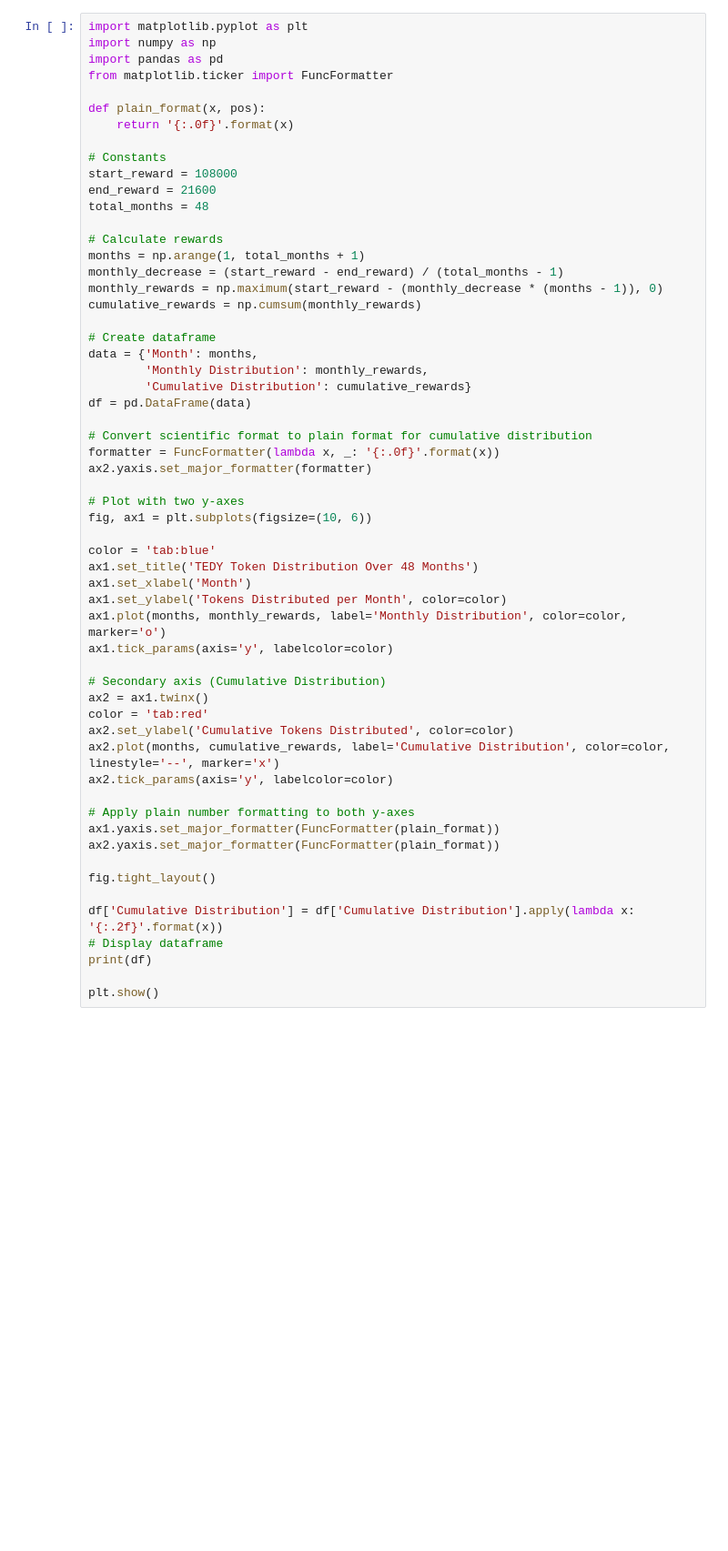
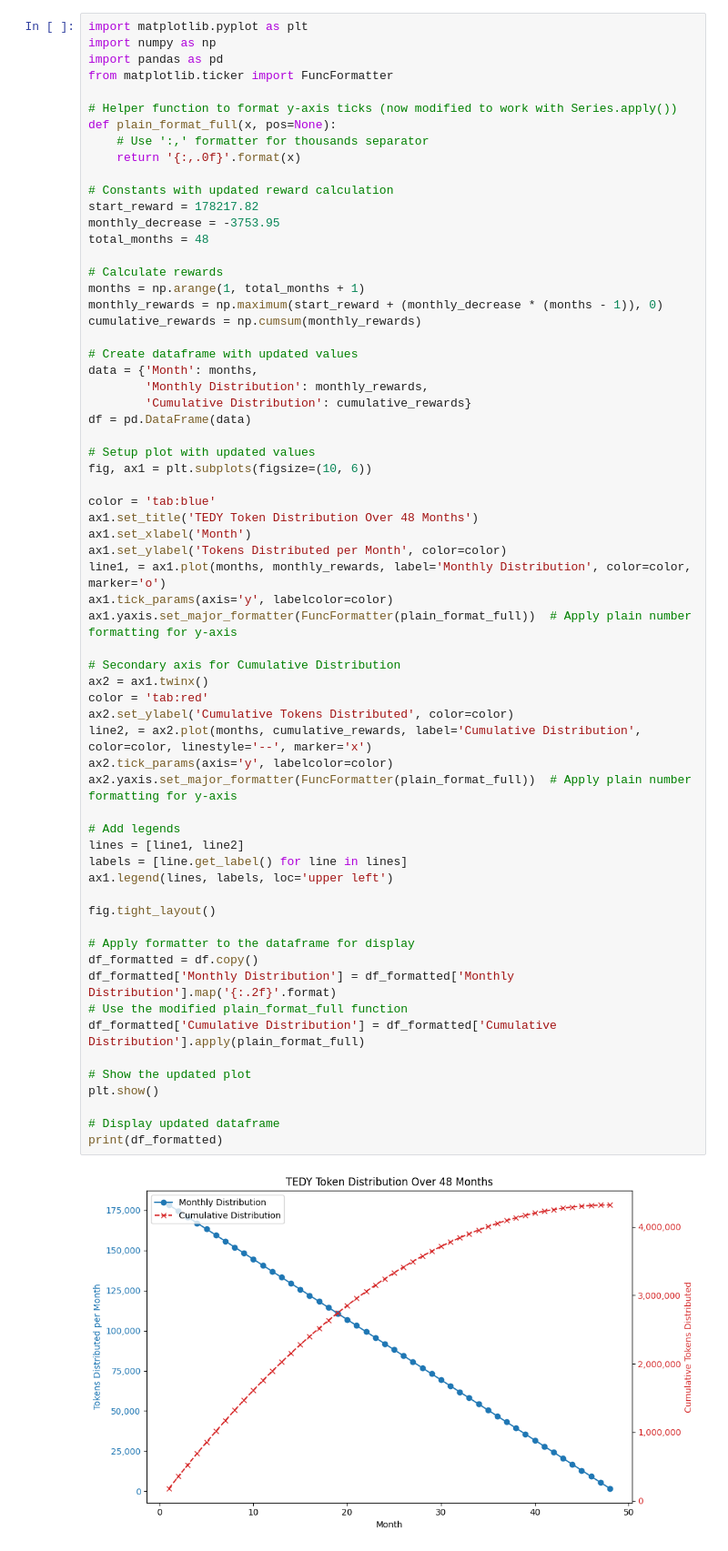
Before and after one commit to teddy-swap/doc.teddyswap.org, a Jupyter notebook: notebooks/yield-farming.ipynb, the cells around one changed output. Shown: that part at 91% size. Cells and saved outputs as stored; diff of their text form; blank space fills up the shorter version.

```diff
--- a/notebooks/yield-farming.ipynb
+++ b/notebooks/yield-farming.ipynb
@@ -4,56 +4,63 @@ import numpy as np
 import pandas as pd
 from matplotlib.ticker import FuncFormatter
 
-def plain_format(x, pos):
-    return '{:.0f}'.format(x)
+# Helper function to format y-axis ticks (now modified to work with Series.apply())
+def plain_format_full(x, pos=None):
+    # Use ':,' formatter for thousands separator
+    return '{:,.0f}'.format(x)
 
-# Constants
-start_reward = 108000
-end_reward = 21600
+# Constants with updated reward calculation
+start_reward = 178217.82
+monthly_decrease = -3753.95
 total_months = 48
 
 # Calculate rewards
 months = np.arange(1, total_months + 1)
-monthly_decrease = (start_reward - end_reward) / (total_months - 1)
-monthly_rewards = np.maximum(start_reward - (monthly_decrease * (months - 1)), 0)
+monthly_rewards = np.maximum(start_reward + (monthly_decrease * (months - 1)), 0)
 cumulative_rewards = np.cumsum(monthly_rewards)
 
-# Create dataframe
+# Create dataframe with updated values
 data = {'Month': months,
         'Monthly Distribution': monthly_rewards,
         'Cumulative Distribution': cumulative_rewards}
 df = pd.DataFrame(data)
 
-# Convert scientific format to plain format for cumulative distribution
-formatter = FuncFormatter(lambda x, _: '{:.0f}'.format(x))
-ax2.yaxis.set_major_formatter(formatter)
-
-# Plot with two y-axes
+# Setup plot with updated values
 fig, ax1 = plt.subplots(figsize=(10, 6))
 
 color = 'tab:blue'
 ax1.set_title('TEDY Token Distribution Over 48 Months')
 ax1.set_xlabel('Month')
 ax1.set_ylabel('Tokens Distributed per Month', color=color)
-ax1.plot(months, monthly_rewards, label='Monthly Distribution', color=color, marker='o')
+line1, = ax1.plot(months, monthly_rewards, label='Monthly Distribution', color=color, marker='o')
 ax1.tick_params(axis='y', labelcolor=color)
+ax1.yaxis.set_major_formatter(FuncFormatter(plain_format_full))  # Apply plain number formatting for y-axis
 
-# Secondary axis (Cumulative Distribution)
+# Secondary axis for Cumulative Distribution
 ax2 = ax1.twinx()
 color = 'tab:red'
 ax2.set_ylabel('Cumulative Tokens Distributed', color=color)
-ax2.plot(months, cumulative_rewards, label='Cumulative Distribution', color=color, linestyle='--', marker='x')
+line2, = ax2.plot(months, cumulative_rewards, label='Cumulative Distribution', color=color, linestyle='--', marker='x')
 ax2.tick_params(axis='y', labelcolor=color)
+ax2.yaxis.set_major_formatter(FuncFormatter(plain_format_full))  # Apply plain number formatting for y-axis
 
-# Apply plain number formatting to both y-axes
-ax1.yaxis.set_major_formatter(FuncFormatter(plain_format))
-ax2.yaxis.set_major_formatter(FuncFormatter(plain_format))
+# Add legends
+lines = [line1, line2]
+labels = [line.get_label() for line in lines]
+ax1.legend(lines, labels, loc='upper left')
 
 fig.tight_layout()
 
-df['Cumulative Distribution'] = df['Cumulative Distribution'].apply(lambda x: '{:.2f}'.format(x))
-# Display dataframe
-print(df)
+# Apply formatter to the dataframe for display
+df_formatted = df.copy()
+df_formatted['Monthly Distribution'] = df_formatted['Monthly Distribution'].map('{:.2f}'.format)
+# Use the modified plain_format_full function
+df_formatted['Cumulative Distribution'] = df_formatted['Cumulative Distribution'].apply(plain_format_full)
 
+# Show the updated plot
 plt.show()
+
+# Display updated dataframe
+print(df_formatted)
 # %% [output]
+[figure, new version]
```
Also changed, not shown: parts of 2 cells of this notebook.
